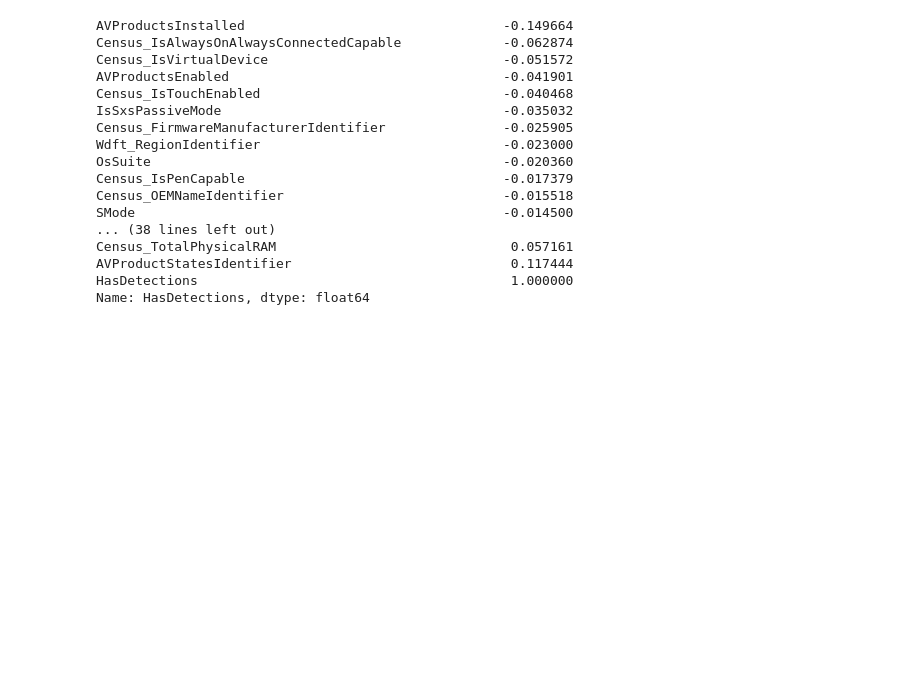
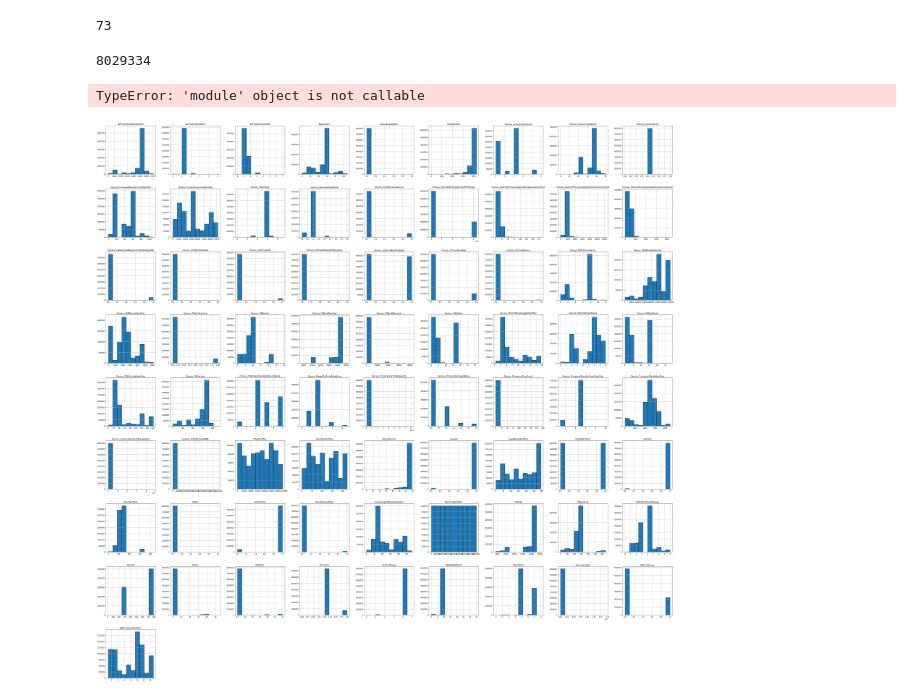
Before and after one commit to alsohas/CS555, a Jupyter notebook: data_analysis.ipynb, the cells around one changed output. Drawn from its saved outputs; the diff is of its cells as text; code cells hidden in the pictures; blank space fills up the shorter version.

```diff
--- a/data_analysis.ipynb
+++ b/data_analysis.ipynb
@@ -111,22 +100,29 @@ missing_test_data[(missing_test_data['Percent']>5)]
+# %%
+df = df.drop(columns=missing_test_data.index.tolist())
+len(df.columns)
+# %% [output]
+73
+# %%
+for col in df:
+    df[col].fillna(df[col].mode()[0], inplace=True)
 # %%
-sorted = df.corr()['HasDetections'].sort_values(ascending=True)
+# sorted = df.corr()['HasDetections'].sort_values(ascending=True)
+# sorted
+len(df)
+# %% [output]
+8029334
-# %%
-sorted
-# %% [output]
-AVProductsInstalled                                 -0.149664
-Census_IsAlwaysOnAlwaysConnectedCapable             -0.062874
-Census_IsVirtualDevice                              -0.051572
-AVProductsEnabled                                   -0.041901
-Census_IsTouchEnabled                               -0.040468
-IsSxsPassiveMode                                    -0.035032
-Census_FirmwareManufacturerIdentifier               -0.025905
-Wdft_RegionIdentifier                               -0.023000
-OsSuite                                             -0.020360
-Census_IsPenCapable                                 -0.017379
-Census_OEMNameIdentifier                            -0.015518
-SMode                                               -0.014500
-... (38 lines left out)
-Census_TotalPhysicalRAM                              0.057161
-AVProductStatesIdentifier                            0.117444
-HasDetections                                        1.000000
-Name: HasDetections, dtype: float64
+# %%
+from sklearn.preprocessing import LabelEncoder
+le = LabelEncoder()
+# %%
+cat_cols = df.select_dtypes(['category']).columns.tolist()
+for i in cat_cols:
+    df[i] = le.fit_transform(df[i])
+# %%
+df.hist(figsize=(60,60), ec="k")
+
+plt.tight_layout()
+plt.show()
+# %% [output]
+TypeError: 'module' object is not callable
+[figure, added]
```
Also changed, not shown: parts of 2 cells of this notebook.
